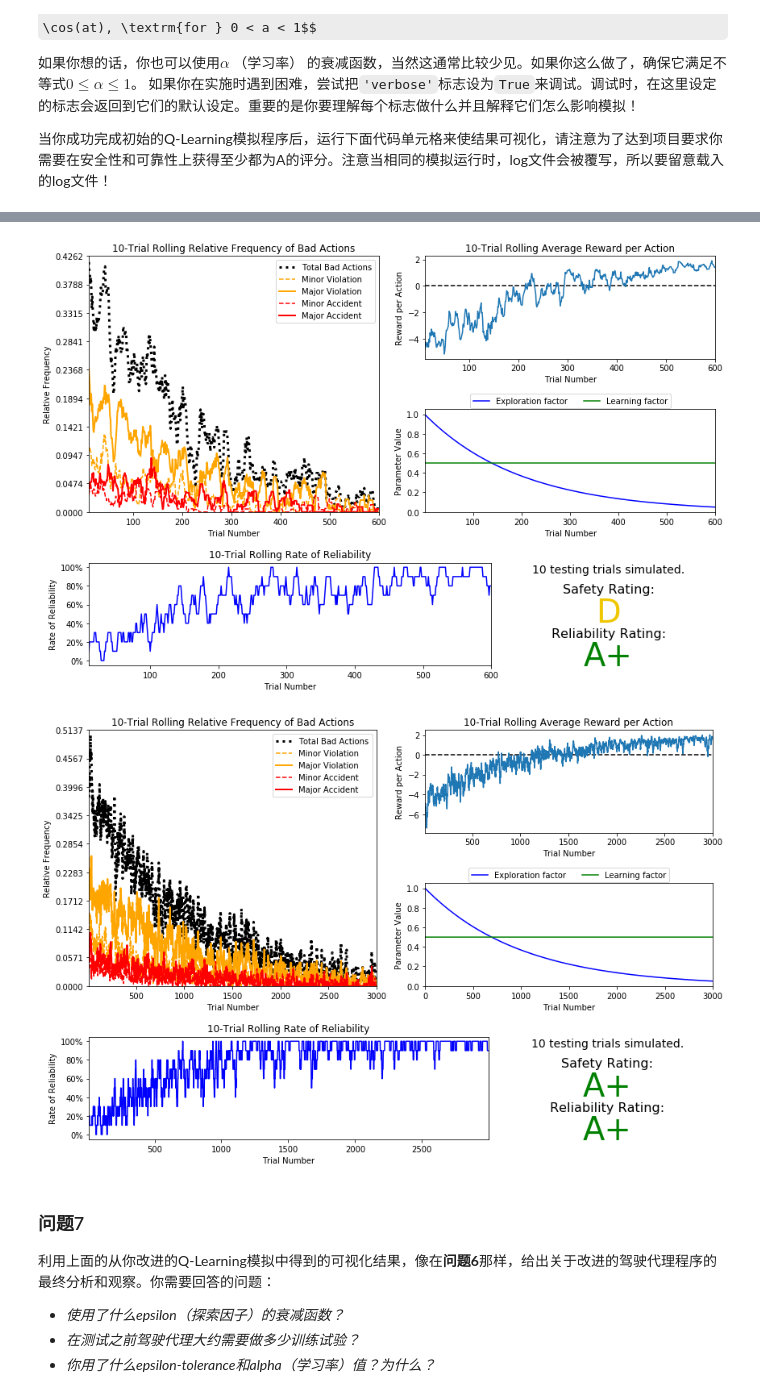
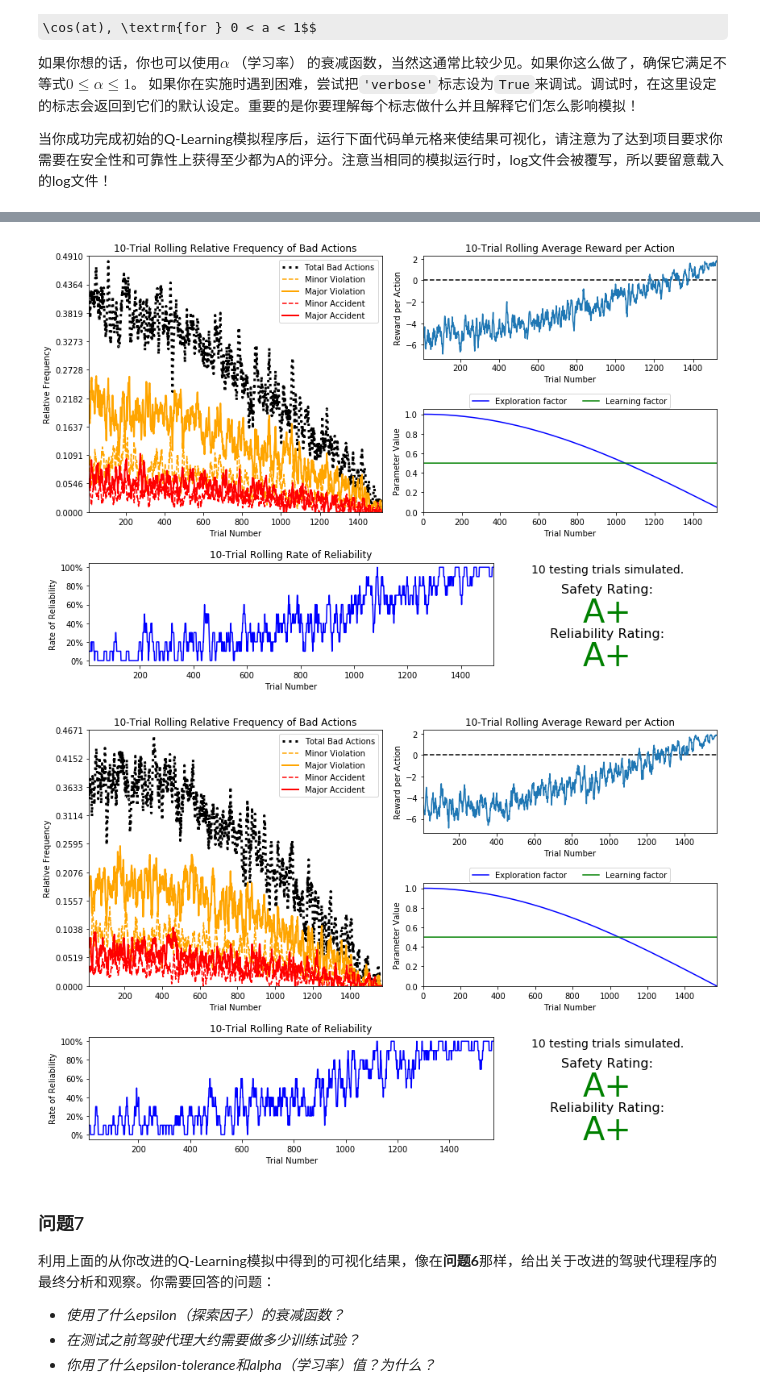
Before and after one commit to GreenWangcl/UD_ML, a Jupyter notebook: advanced/p4_smartcab/smartcab.ipynb, the cells around one changed output, grey strips where cells are left out. Drawn from its saved outputs; the diff is of its cells as text; code cells hidden in the pictures; some formulas as TeX source.

```diff
--- a/advanced/p4_smartcab/smartcab.ipynb
+++ b/advanced/p4_smartcab/smartcab.ipynb
@@ -267,15 +271,15 @@ vs.plot_trials('sim_improved-learning_exp_with_decay_rate_0.05.csv')
 # %%
 # Load the 'sim_improved-learning' file from the improved Q-Learning simulation
-# Exponential decay for epsilon = exp(-a*t), with alpha=0.5, decay_rate=0.005
-vs.plot_trials('sim_improved-learning_exp_with_decay_rate_0.005.csv')
+# Exponential decay for epsilon = cos(at), with alpha=0.5, decay_rate=0.001, tolerance=0.05
+vs.plot_trials('sim_improved-learning_cos_with_decay_rate_0.001.csv')
 # %% [output]
-[figure, old version]
+[figure, new version]
 # %%
 # Load the 'sim_improved-learning' file from the improved Q-Learning simulation
-# Exponential decay for epsilon = exp(-a*t), with alpha=0.5, decay_rate=0.001
-vs.plot_trials('sim_improved-learning_exp_with_decay_rate_0.001.csv')
+# Exponential decay for epsilon = cos(at), with alpha=0.5, decay_rate=0.001, tolerance=0.001
+vs.plot_trials('sim_improved-learning_cos_with_decay_rate_0.001_tolerance_0.001.csv')
 # %% [output]
-[figure, old version]
+[figure, new version]
 # %% [markdown]
 ### 问题7
 利用上面的从你改进的Q-Learning模拟中得到的可视化结果，像在**问题6**那样，给出关于改进的驾驶代理程序的最终分析和观察。你需要回答的问题：
```
Also changed, not shown: parts of 9 cells of this notebook, 13 other files.
